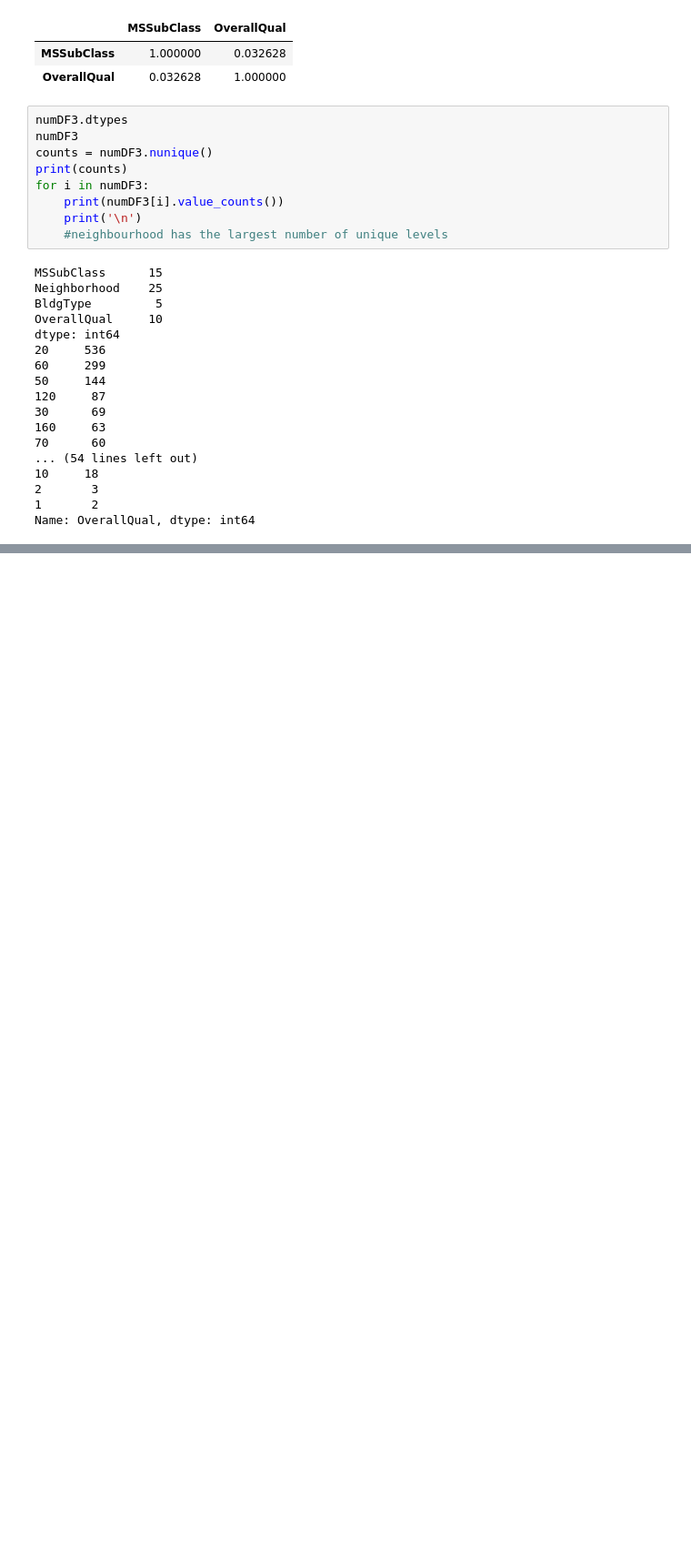
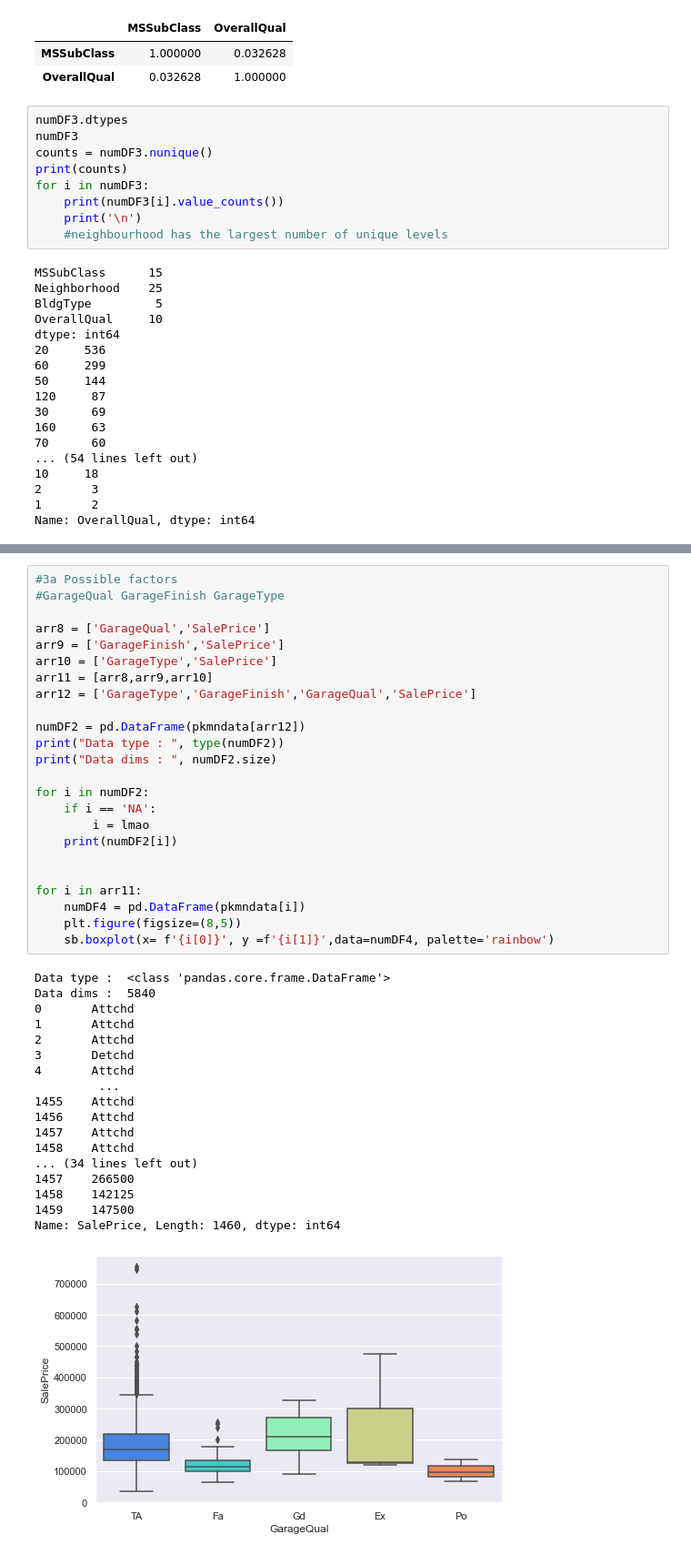
Before and after one commit to KohJiaWei/SC1015, a Jupyter notebook: Lab 3.ipynb, the cells around one changed output, grey strips where cells are left out. Shown at 91% size. Cells and saved outputs as stored; diff of their text form; blank space fills up the shorter version.

```diff
--- a/Lab 3.ipynb
+++ b/Lab 3.ipynb
@@ -159,0 +179,43 @@ numDF4.corr()
+# %%
+#3a Possible factors
+#GarageQual GarageFinish GarageType
+
+arr8 = ['GarageQual','SalePrice']
+arr9 = ['GarageFinish','SalePrice']
+arr10 = ['GarageType','SalePrice']
+arr11 = [arr8,arr9,arr10]
+arr12 = ['GarageType','GarageFinish','GarageQual','SalePrice']
+
+numDF2 = pd.DataFrame(pkmndata[arr12])
+print("Data type : ", type(numDF2))
+print("Data dims : ", numDF2.size)
+
+for i in numDF2:
+    if i == 'NA':
+        i = lmao
+    print(numDF2[i])
+
+
+for i in arr11:
+    numDF4 = pd.DataFrame(pkmndata[i])
+    plt.figure(figsize=(8,5))
+    sb.boxplot(x= f'{i[0]}', y =f'{i[1]}',data=numDF4, palette='rainbow')
+# %% [output]
+Data type :  <class 'pandas.core.frame.DataFrame'>
+Data dims :  5840
+0       Attchd
+1       Attchd
+2       Attchd
+3       Detchd
+4       Attchd
+         ...
+1455    Attchd
+1456    Attchd
+1457    Attchd
+1458    Attchd
+... (34 lines left out)
+1457    266500
+1458    142125
+1459    147500
+Name: SalePrice, Length: 1460, dtype: int64
+[figure, added]
```
Also changed, not shown: parts of 4 cells of this notebook.
